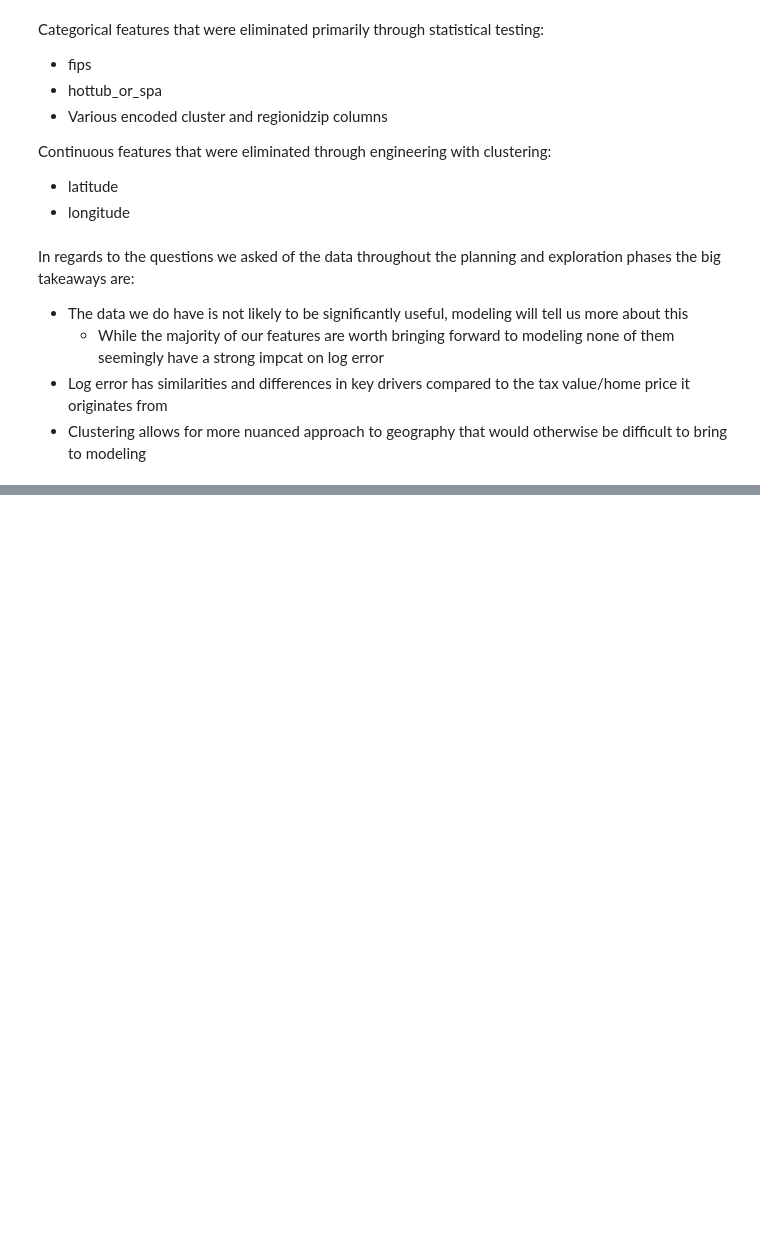
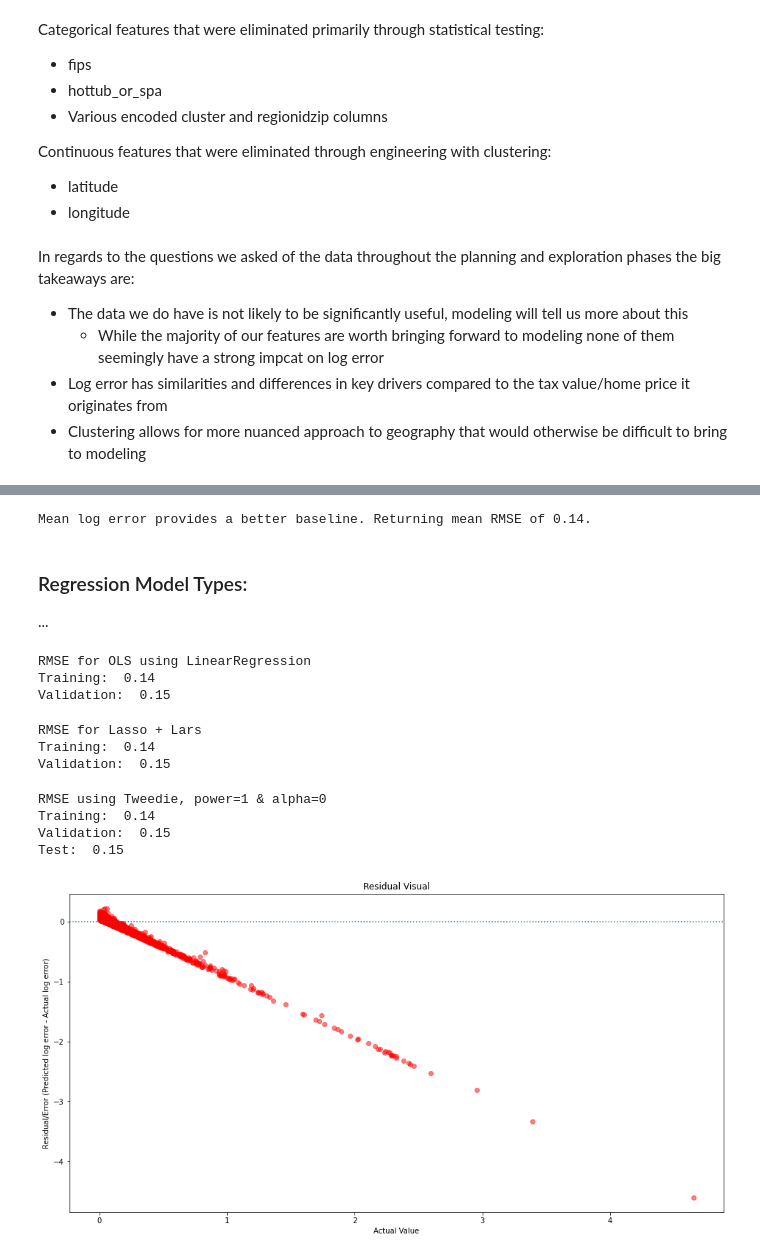
Before and after one commit to watermanbrandyn/clustering_project, a Jupyter notebook: Final Report.ipynb, the cells around one changed output, grey strips where cells are left out. Cells and saved outputs as stored; diff of their text form; code cells hidden in the pictures; blank space fills up the shorter version.

```diff
--- a/Final Report.ipynb
+++ b/Final Report.ipynb
@@ -302,0 +305,8 @@ In regards to the questions we asked of the data throughout the planning and exp
+# %%
+# Converting logerror to absolute value
+train.logerror = train.logerror.abs()
+validate.logerror = validate.logerror.abs()
+test.logerror = test.logerror.abs()
+# %%
+# Using our x_y_splits() function, taking in train, validate, test and returning the x and y components
+x_train, y_train, x_validate, y_validate, x_test, y_test = m.x_y_splits(train, validate, test)
@@ -302,0 +315,5 @@ In regards to the questions we asked of the data throughout the planning and exp
+# %%
+# Making our y_train, y_validate, y_test dataframes
+y_train = pd.DataFrame(y_train)
+y_validate = pd.DataFrame(y_validate)
+y_test = pd.DataFrame(y_test)
@@ -302,0 +328,36 @@ In regards to the questions we asked of the data throughout the planning and exp
+# %%
+# Using baseline_selection() function to provide our best baseline to use
+baseline_RMSE = m.baseline_selection(y_train, y_validate)
+# %% [output]
+Mean log error provides a better baseline. Returning mean RMSE of 0.14.
+# %% [markdown]
+### Regression Model Types:
+...
+# %%
+# Using ols_model() function to show OLS results, takes our x and y components
+m.ols_model(x_train, y_train, x_validate, y_validate)
+# %% [output]
+RMSE for OLS using LinearRegression
+Training:  0.14
+Validation:  0.15
+# %%
+# Using LassoLars_model() function to show Lasso + Lars results, takes our x and y components
+m.LassoLars_model(x_train, y_train, x_validate, y_validate)
+# %% [output]
+RMSE for Lasso + Lars
+Training:  0.14
+Validation:  0.15
+# %%
+# Using Tweedie_model() function to show TweedieRegressor results, using all three of our x and y components
+# This is the only model that test components are used with and is our final result for performance
+m.Tweedie_model(x_train, y_train, x_validate, y_validate, x_test, y_test)
+# %% [output]
+RMSE using Tweedie, power=1 & alpha=0
+Training:  0.14
+Validation:  0.15
+Test:  0.15
+# %%
+# Using our residual_visual() function and our test target variable to map our residual outcomes
+m.residual_visual(y_test)
+# %% [output]
+[figure, added]
```
Also changed, not shown: parts of 8 cells of this notebook.
